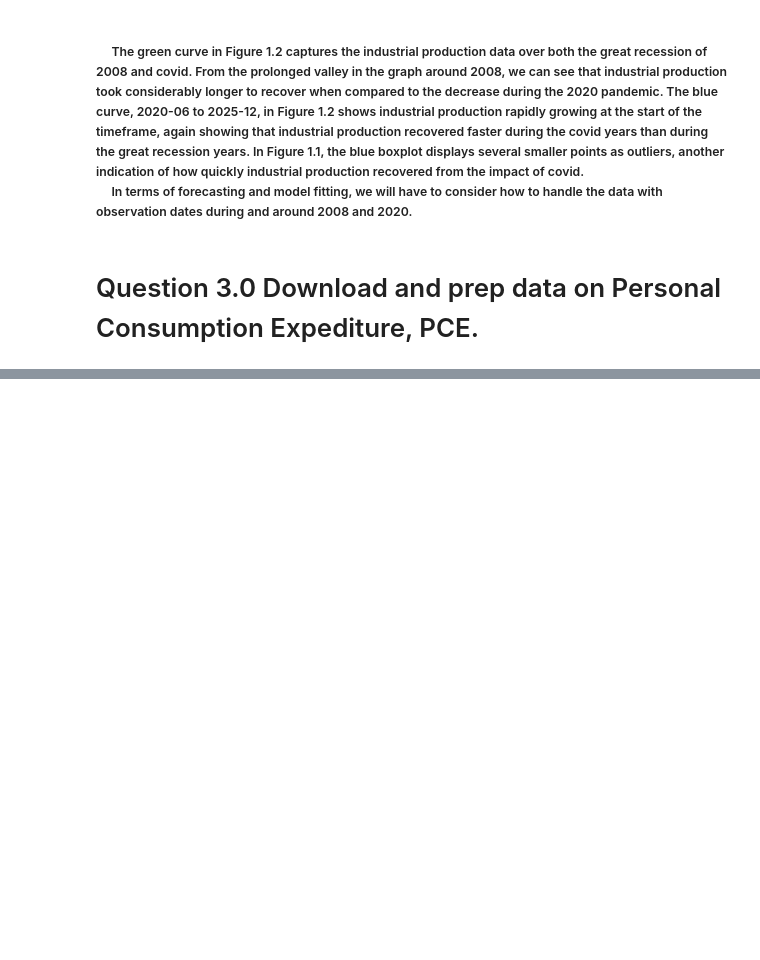
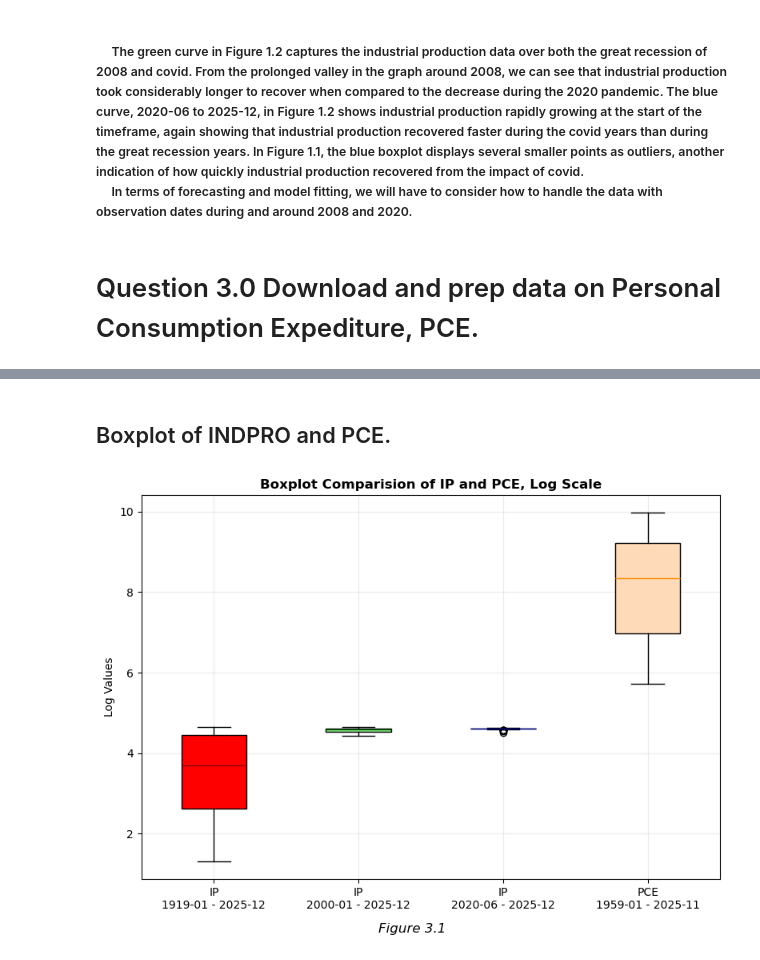
Before and after one commit to Vazquez-Michael-V/570_homework, a Jupyter notebook: assignment_1/assignment_1.ipynb, the cells around one changed output, grey strips where cells are left out. Drawn from its saved outputs; the diff is of its cells as text; code cells hidden in the pictures; blank space fills up the shorter version.

Commit message:
Starting question 3.

```diff
--- a/assignment_1/assignment_1.ipynb
+++ b/assignment_1/assignment_1.ipynb
@@ -474,0 +508,12 @@ plt.show()
+# %%
+df_pce = df_pce.assign(
+    year_quarter = pd.PeriodIndex(
+        df_pce['observation_date'],
+        freq='Q'
+    ),
+    year_month = df_pce['observation_date'].dt.strftime("%Y%m").astype('int64')
+)
+
+print(df_pce.info())
+print(f"df_pce shape: {df_pce.shape}")
+print("Additional timeframe columns have been assigned.")
@@ -474,0 +537,2 @@ plt.show()
+# %%
+df_pce = df_pce.sort_values(by=['observation_date']).reset_index(drop=True)
@@ -474,0 +568,5 @@ plt.show()
+# %%
+tf_pce_all_dict = {'df': df_pce} | summary_statistics(df_pce, 'pce', 'observation_date')
+
+print(f"PCE summary statistics, timeframe from {tf_pce_all_dict['min_date'].strftime('%Y-%m')} to {tf_pce_all_dict['max_date'].strftime('%Y-%m')}")
+display(tf_pce_all_dict['df_summary_stats'])
@@ -474,0 +582,44 @@ plt.show()
+# %% [markdown]
+## Boxplot of INDPRO and PCE.
+# %%
+fig_box, ax_box = plt.subplots(figsize=(8, 6))
+
+# Copy and paste the above boxplot code from question 1, then add in PCE.
+bp = ax_box.boxplot(
+    [
+        np.log(tf_all_dict['df']['indpro']),
+        np.log(tf_00s_dict['df']['indpro']),
+        np.log(tf_20s_dict['df']['indpro']),
+        np.log(tf_pce_all_dict['df']['pce'])
+    ],
+    positions=[1, 2, 3, 4],
+    tick_labels=[
+        f"IP\n{tf_all_dict['min_date'].strftime('%Y-%m')} - {tf_all_dict['max_date'].strftime('%Y-%m')}",
+        f"IP\n{tf_00s_dict['min_date'].strftime('%Y-%m')} - {tf_00s_dict['max_date'].strftime('%Y-%m')}",
+        f"IP\n{tf_20s_dict['min_date'].strftime('%Y-%m')} - {tf_20s_dict['max_date'].strftime('%Y-%m')}",
+        f"PCE\n{tf_pce_all_dict['min_date'].strftime('%Y-%m')} - {tf_pce_all_dict['max_date'].strftime('%Y-%m')}"
+    ],
+    patch_artist=True
+)
+
+
+box_colors = ['red', 'lightgreen', 'lightblue', 'peachpuff']
+for patch, color in zip(bp['boxes'], box_colors):
+    patch.set_facecolor(color)
+
+median_colors = ['darkred', 'darkgreen', 'darkblue', 'darkorange']
+for median, color in zip(bp['medians'], median_colors):
+    median.set_color(color)
+    median.set_linewidth(1)
+
+
+ax_box.set_ylabel('Log Values')
+ax_box.set_title("Boxplot Comparision of IP and PCE, Log Scale", fontweight='bold')
+ax_box.grid(True, alpha=0.25)
+
+fig_box.text(0.5, 0.03, 'Figure 3.1', ha='center', fontsize=12, style='italic')
+
+plt.tight_layout(rect=[0, 0.05, 1, 1])
+plt.show()
+# %% [output]
+[figure, added]
```
Also changed, not shown: parts of 21 cells of this notebook, 1 other file.
